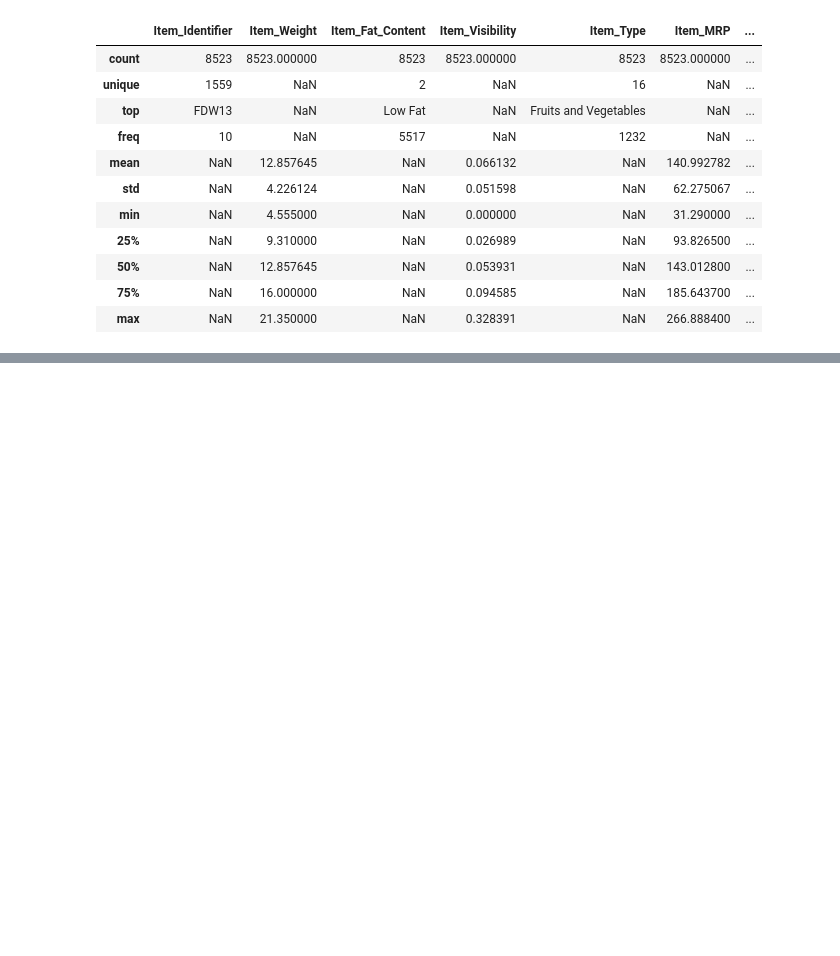
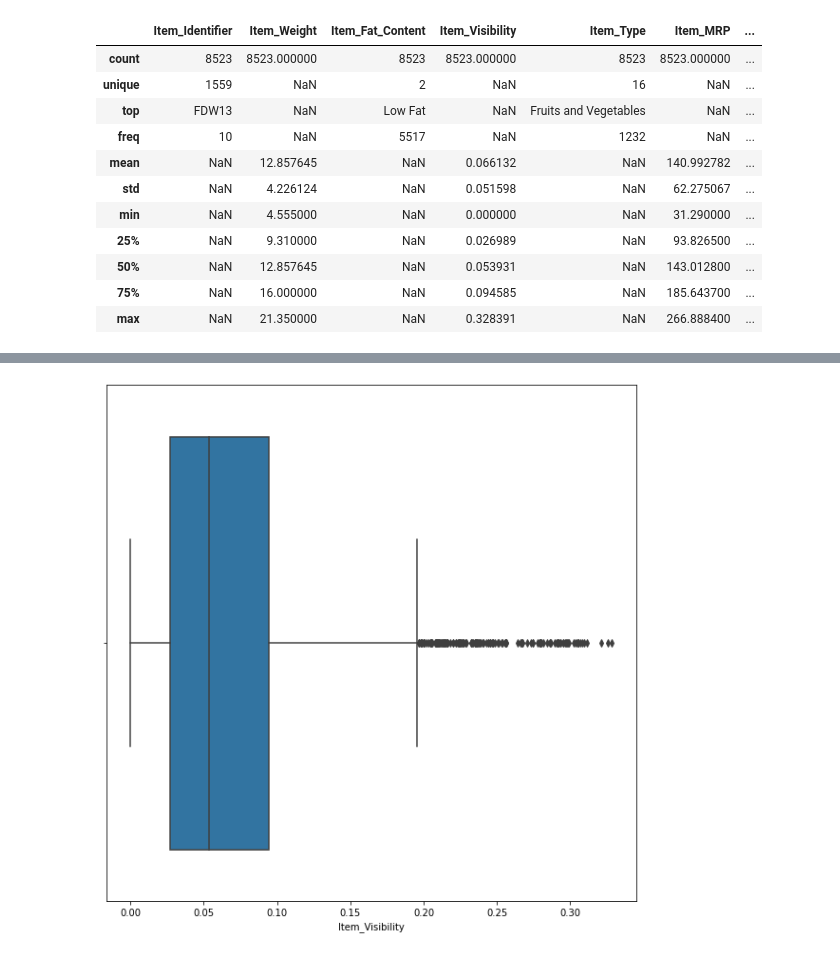
Before and after one commit to PaulaNegrete/Sales-Predictions, a Jupyter notebook: Sales_predictions.ipynb, the cells around one changed output, grey strips where cells are left out. Cells and saved outputs as stored; diff of their text form; code cells hidden in the pictures; blank space fills up the shorter version.

```diff
--- a/Sales_predictions.ipynb
+++ b/Sales_predictions.ipynb
@@ -140,0 +159,5 @@ df.describe(include='all')
+# %%
+plt.figure(figsize=(10, 10))
+sns.boxplot(data=df, x="Item_Visibility");
+# %% [output]
+[figure, added]
```
Also changed, not shown: parts of 6 cells of this notebook.
